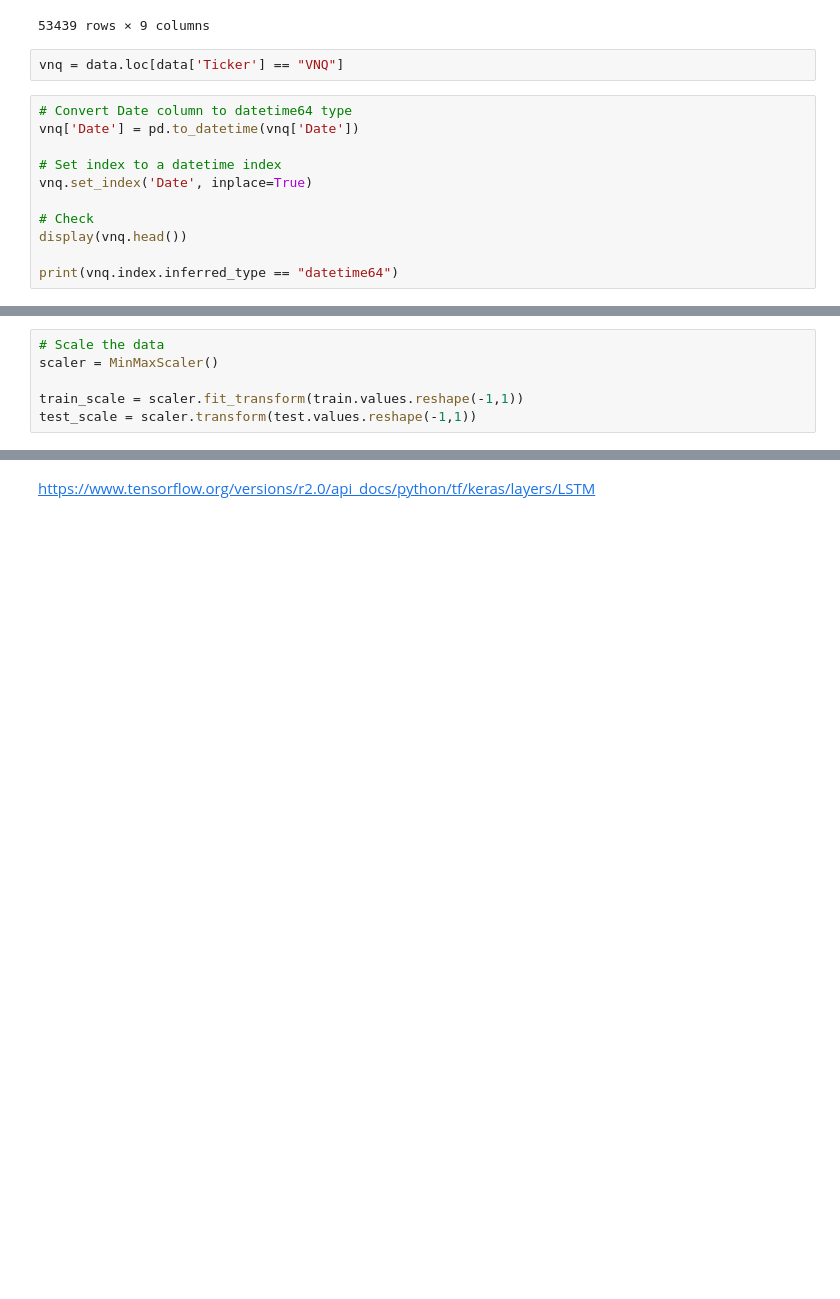
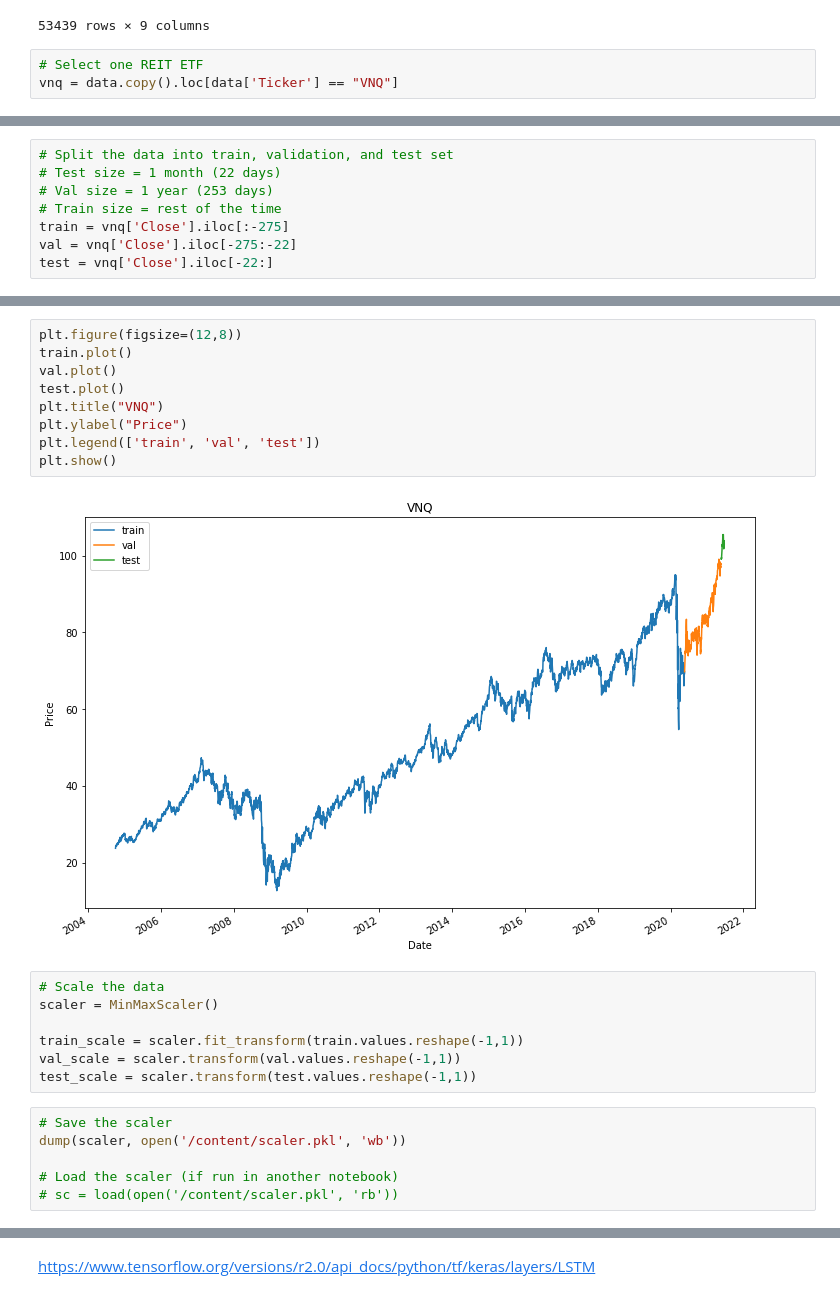
Before and after one commit to jingyunw/Capstone_Project, a Jupyter notebook: LSTM.ipynb, the cells around one changed output, grey strips where cells are left out. Saved outputs shown, nothing was run; the diff lists cells and outputs as text; blank space fills up the shorter version.

```diff
--- a/LSTM.ipynb
+++ b/LSTM.ipynb
@@ -110,15 +95,5 @@ data
 | 53438 | 2021-06-23 | 9.200000 | 9.260000 | 9.200000 | 9.260000 | 4500 | 0.0 | 0.0 | REK |
 53439 rows × 9 columns
 # %%
-vnq = data.loc[data['Ticker'] == "VNQ"]
+# Select one REIT ETF
+vnq = data.copy().loc[data['Ticker'] == "VNQ"]
-# %%
-# Convert Date column to datetime64 type
-vnq['Date'] = pd.to_datetime(vnq['Date'])
-
-# Set index to a datetime index
-vnq.set_index('Date', inplace=True)
-
-# Check
-display(vnq.head())
-
-print(vnq.index.inferred_type == "datetime64")
@@ -136,0 +119,8 @@ test = vnq['Close'].iloc[-253:]
+# %%
+# Split the data into train, validation, and test set
+# Test size = 1 month (22 days)
+# Val size = 1 year (253 days)
+# Train size = rest of the time
+train = vnq['Close'].iloc[:-275]
+val = vnq['Close'].iloc[-275:-22]
+test = vnq['Close'].iloc[-22:]
@@ -137,7 +135,25 @@ test = vnq['Close'].iloc[-253:]
+# %%
+plt.figure(figsize=(12,8))
+train.plot()
+val.plot()
+test.plot()
+plt.title("VNQ")
+plt.ylabel("Price")
+plt.legend(['train', 'val', 'test'])
+plt.show()
+# %% [output]
+[figure, added]
 # %%
 # Scale the data
 scaler = MinMaxScaler()
 
 train_scale = scaler.fit_transform(train.values.reshape(-1,1))
+val_scale = scaler.transform(val.values.reshape(-1,1))
 test_scale = scaler.transform(test.values.reshape(-1,1))
+# %%
+# Save the scaler
+dump(scaler, open('/content/scaler.pkl', 'wb'))
+
+# Load the scaler (if run in another notebook)
+# sc = load(open('/content/scaler.pkl', 'rb'))
 # %%
```
Also changed, not shown: parts of 70 cells of this notebook, 2 other files.
